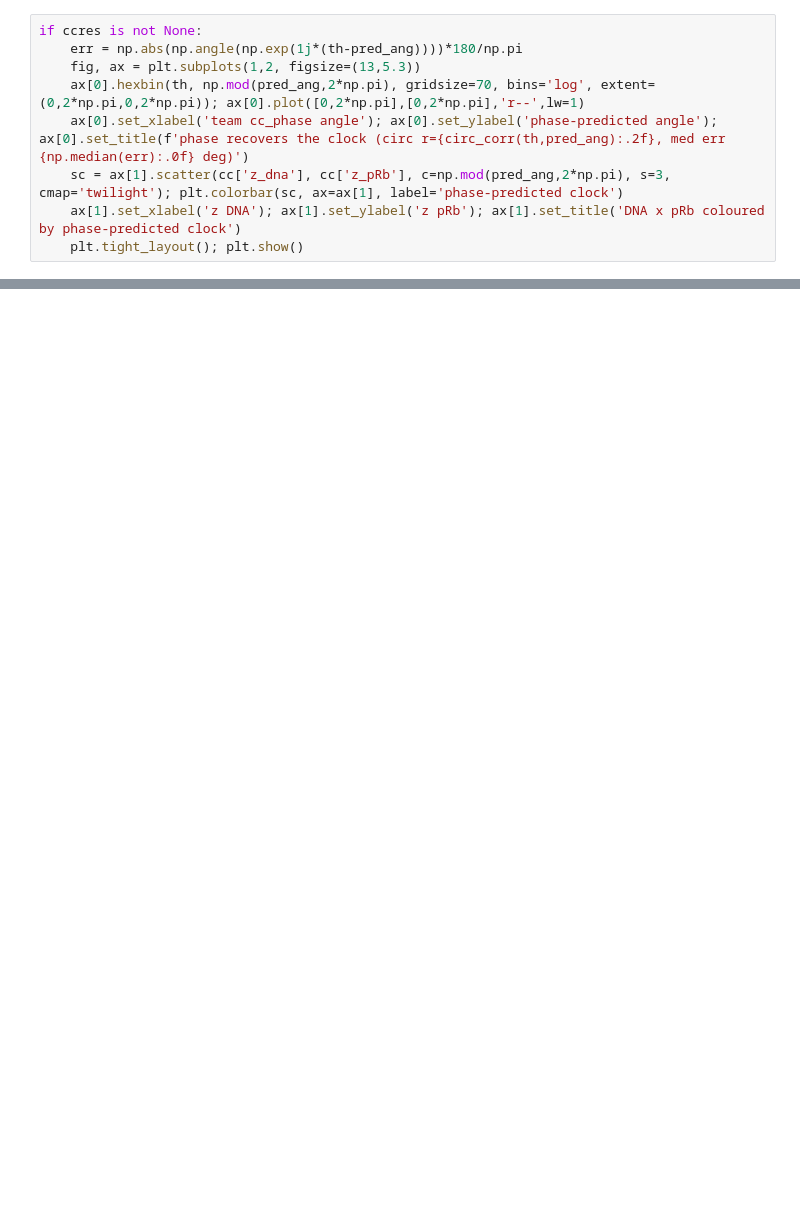
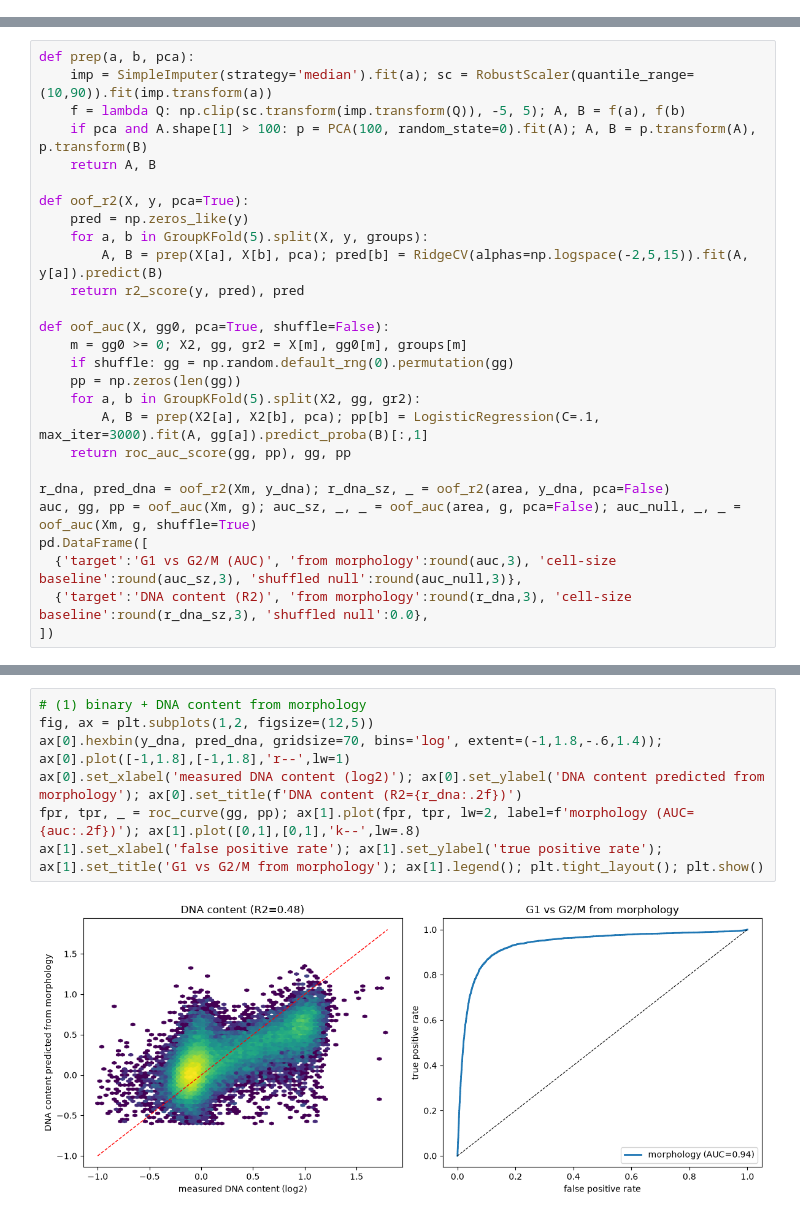
Before and after one commit to talha1369/cytodata-altair-crossmodal, a Jupyter notebook: phase_to_cell_cycle.ipynb, the cells around one changed output, grey strips where cells are left out. Cells and saved outputs as stored; diff of their text form; blank space fills up the shorter version.

```diff
--- a/phase_to_cell_cycle.ipynb
+++ b/phase_to_cell_cycle.ipynb
@@ -318,9 +0,0 @@ phase morphology       0.489            29.6          0.67
-# %%
-if ccres is not None:
-    err = np.abs(np.angle(np.exp(1j*(th-pred_ang))))*180/np.pi
-    fig, ax = plt.subplots(1,2, figsize=(13,5.3))
-    ax[0].hexbin(th, np.mod(pred_ang,2*np.pi), gridsize=70, bins='log', extent=(0,2*np.pi,0,2*np.pi)); ax[0].plot([0,2*np.pi],[0,2*np.pi],'r--',lw=1)
-    ax[0].set_xlabel('team cc_phase angle'); ax[0].set_ylabel('phase-predicted angle'); ax[0].set_title(f'phase recovers the clock (circ r={circ_corr(th,pred_ang):.2f}, med err {np.median(err):.0f} deg)')
-    sc = ax[1].scatter(cc['z_dna'], cc['z_pRb'], c=np.mod(pred_ang,2*np.pi), s=3, cmap='twilight'); plt.colorbar(sc, ax=ax[1], label='phase-predicted clock')
-    ax[1].set_xlabel('z DNA'); ax[1].set_ylabel('z pRb'); ax[1].set_title('DNA x pRb coloured by phase-predicted clock')
-    plt.tight_layout(); plt.show()
@@ -349,0 +146,27 @@ live-to-fixed match).
+# %%
+def prep(a, b, pca):
+    imp = SimpleImputer(strategy='median').fit(a); sc = RobustScaler(quantile_range=(10,90)).fit(imp.transform(a))
+    f = lambda Q: np.clip(sc.transform(imp.transform(Q)), -5, 5); A, B = f(a), f(b)
+    if pca and A.shape[1] > 100: p = PCA(100, random_state=0).fit(A); A, B = p.transform(A), p.transform(B)
+    return A, B
+
+def oof_r2(X, y, pca=True):
+    pred = np.zeros_like(y)
+    for a, b in GroupKFold(5).split(X, y, groups):
+        A, B = prep(X[a], X[b], pca); pred[b] = RidgeCV(alphas=np.logspace(-2,5,15)).fit(A, y[a]).predict(B)
+    return r2_score(y, pred), pred
+
+def oof_auc(X, gg0, pca=True, shuffle=False):
+    m = gg0 >= 0; X2, gg, gr2 = X[m], gg0[m], groups[m]
+    if shuffle: gg = np.random.default_rng(0).permutation(gg)
+    pp = np.zeros(len(gg))
+    for a, b in GroupKFold(5).split(X2, gg, gr2):
+        A, B = prep(X2[a], X2[b], pca); pp[b] = LogisticRegression(C=.1, max_iter=3000).fit(A, gg[a]).predict_proba(B)[:,1]
+    return roc_auc_score(gg, pp), gg, pp
+
+r_dna, pred_dna = oof_r2(Xm, y_dna); r_dna_sz, _ = oof_r2(area, y_dna, pca=False)
+auc, gg, pp = oof_auc(Xm, g); auc_sz, _, _ = oof_auc(area, g, pca=False); auc_null, _, _ = oof_auc(Xm, g, shuffle=True)
+pd.DataFrame([
+  {'target':'G1 vs G2/M (AUC)', 'from morphology':round(auc,3), 'cell-size baseline':round(auc_sz,3), 'shuffled null':round(auc_null,3)},
+  {'target':'DNA content (R2)', 'from morphology':round(r_dna,3), 'cell-size baseline':round(r_dna_sz,3), 'shuffled null':0.0},
+])
@@ -349,0 +214,9 @@ live-to-fixed match).
+# %%
+# (1) binary + DNA content from morphology
+fig, ax = plt.subplots(1,2, figsize=(12,5))
+ax[0].hexbin(y_dna, pred_dna, gridsize=70, bins='log', extent=(-1,1.8,-.6,1.4)); ax[0].plot([-1,1.8],[-1,1.8],'r--',lw=1)
+ax[0].set_xlabel('measured DNA content (log2)'); ax[0].set_ylabel('DNA content predicted from morphology'); ax[0].set_title(f'DNA content (R2={r_dna:.2f})')
+fpr, tpr, _ = roc_curve(gg, pp); ax[1].plot(fpr, tpr, lw=2, label=f'morphology (AUC={auc:.2f})'); ax[1].plot([0,1],[0,1],'k--',lw=.8)
+ax[1].set_xlabel('false positive rate'); ax[1].set_ylabel('true positive rate'); ax[1].set_title('G1 vs G2/M from morphology'); ax[1].legend(); plt.tight_layout(); plt.show()
+# %% [output]
+[figure, added]
```
Also changed, not shown: parts of 36 cells of this notebook.
